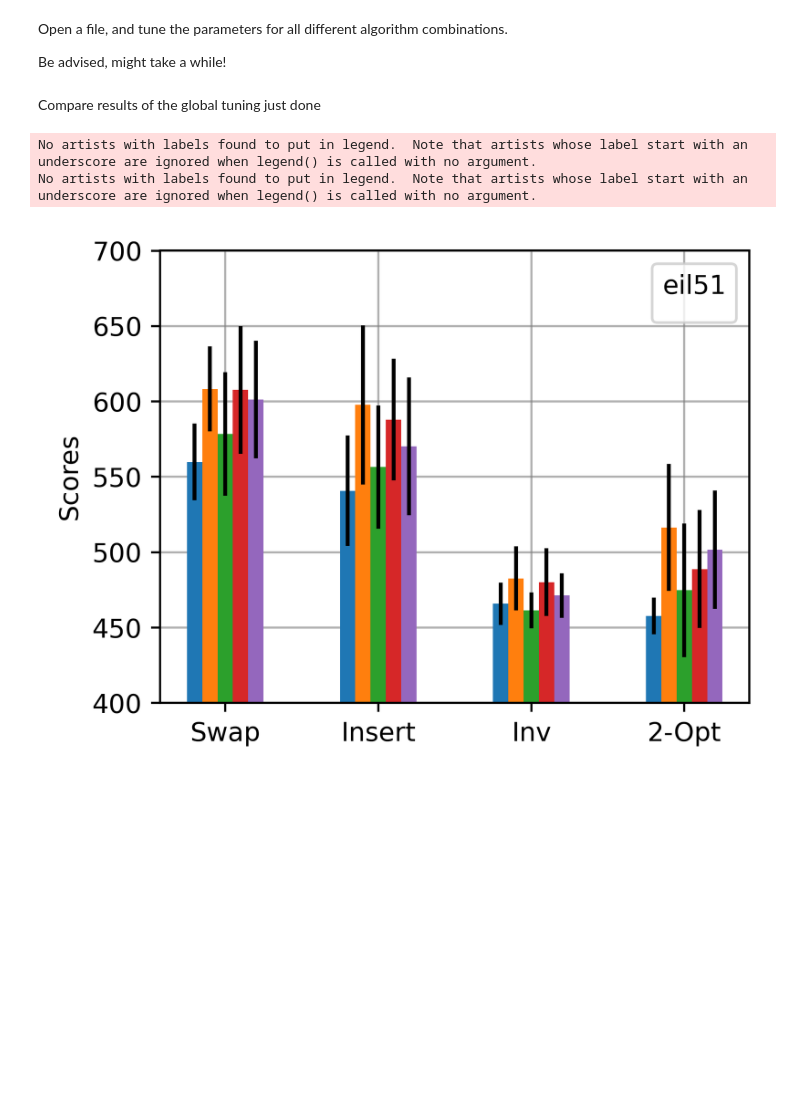
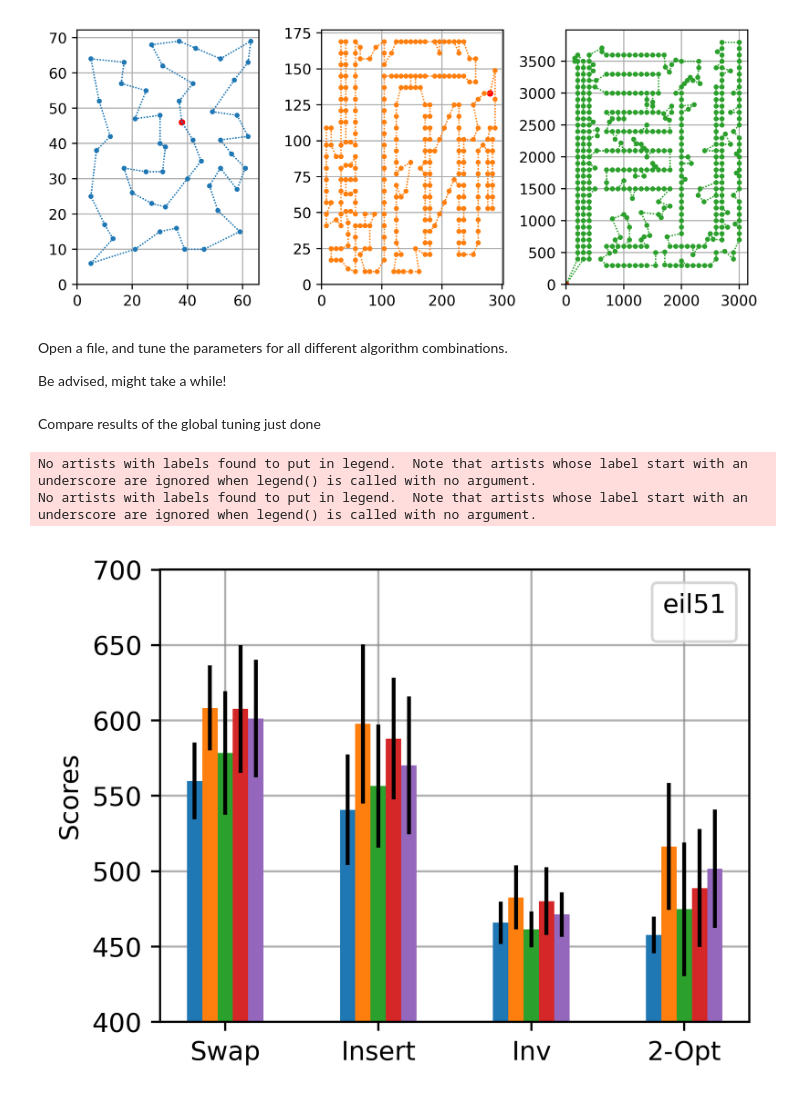
Before and after one commit to pabloralves/StocSim3, a Jupyter notebook: JasperTimmer_12854328_JuanSandalinas_15269388_PabloRodriguezAlves_15310191.ipynb, the cells around one changed output. Cells and saved outputs as stored; diff of their text form; code cells hidden in the pictures; blank space fills up the shorter version.

```diff
--- a/JasperTimmer_12854328_JuanSandalinas_15269388_PabloRodriguezAlves_15310191.ipynb
+++ b/JasperTimmer_12854328_JuanSandalinas_15269388_PabloRodriguezAlves_15310191.ipynb
@@ -1038,3 +1069,100 @@ def investigate_performance(file, mutate, cooling_schedule, iterations, fileID,
+# %%
+tsp_data_1 = load_tsp_file('TSP-Configurations/eil51.tsp.txt')
+tsp_data_2 = load_tsp_file('TSP-Configurations/a280.tsp.txt')
+tsp_data_3 = load_tsp_file('TSP-Configurations/pcb442.tsp.txt')
+
+optimal_tsp_route_1 = load_optimal_tsp_file('TSP-Configurations/eil51.opt.tour.txt')
+optimal_tsp_route_2 = load_optimal_tsp_file('TSP-Configurations/a280.opt.tour.txt')
+optimal_tsp_route_3 = load_optimal_tsp_file('TSP-Configurations/pcb442.opt.tour.txt')
+# %%
+fig, ax = plt.subplots(1,3,figsize=(7,3),dpi=500)
+
+# Add grid
+ax[0].set_axisbelow(True)
+ax[1].set_axisbelow(True)
+ax[2].set_axisbelow(True)
+ax[0].grid()
+ax[1].grid()
+ax[2].grid()
+
+
+# Plot points
+for point in tsp_data_1.values():
+    ax[0].scatter(point[0],point[1],color='tab:blue',s=6)
+
+for point in tsp_data_2.values():
+    ax[1].scatter(point[0],point[1],color='tab:orange',s=6)
+
+for point in tsp_data_3.values():
+    ax[2].scatter(point[0],point[1],color='tab:green',s=6)
+
+# Plot route
+# CITY 1
+current_node = optimal_tsp_route_1[0]
+for next in optimal_tsp_route_1:
+    # Get extremes of connection and coordinates of those nodes
+    next_node = next
+    origin  = tsp_data_1.get(current_node)
+    destiny = tsp_data_1.get(next_node)
+    # Plot line and update node
+    ax[0].plot([origin[0],destiny[0]],[origin[1],destiny[1]],linestyle=(0, (1, 1)),color='tab:blue',linewidth=1)
+    current_node = next_node
+
+# Add last trip returning home and origin point
+origin  = tsp_data_1.get(optimal_tsp_route_1[-1])
+destiny = tsp_data_1.get(optimal_tsp_route_1[0])
+ax[0].plot([origin[0],destiny[0]],[origin[1],destiny[1]],linestyle=(0, (1, 1)),color='tab:blue',linewidth=1)
+ax[0].scatter(origin[0],origin[1],color='red',s=12)
+
+# CITY 2
+current_node = optimal_tsp_route_2[0]
+for next in optimal_tsp_route_2:
+    # Get extremes of connection and coordinates of those nodes
+    next_node = next
+    origin  = tsp_data_2.get(current_node)
+    destiny = tsp_data_2.get(next_node)
+    # Plot line and update node
+    ax[1].plot([origin[0],destiny[0]],[origin[1],destiny[1]],linestyle=(0, (1, 1)),color='tab:orange',linewidth=1)
+    current_node = next_node
+
+# Add last trip returning home and origin point
+origin  = tsp_data_2.get(optimal_tsp_route_2[-1])
+destiny = tsp_data_2.get(optimal_tsp_route_2[0])
+ax[1].plot([origin[0],destiny[0]],[origin[1],destiny[1]],linestyle=(0, (1, 1)),color='tab:orange',linewidth=1)
+ax[1].scatter(origin[0],origin[1],color='red',s=12)
+
+# CITY 3
+current_node = optimal_tsp_route_3[0]
+for next in optimal_tsp_route_3:
+    # Get extremes of connection and coordinates of those nodes
+    next_node = next
+    origin  = tsp_data_3.get(current_node)
+    destiny = tsp_data_3.get(next_node)
+    # Plot line and update node
+    ax[2].plot([origin[0],destiny[0]],[origin[1],destiny[1]],linestyle=(0, (1, 1)),color='tab:green',linewidth=1)
+    current_node = next_node
+
+# Add last trip returning home and origin point
+origin  = tsp_data_3.get(optimal_tsp_route_3[-1])
+destiny = tsp_data_3.get(optimal_tsp_route_3[0])
+ax[2].plot([origin[0],destiny[0]],[origin[1],destiny[1]],linestyle=(0, (1, 1)),color='tab:green',linewidth=1)
+ax[2].scatter(origin[0],origin[1],color='red',s=12)
+
+# Make xlim and ylim start at 0
+ax[0].set_xlim([0,ax[0].get_xlim()[1]])
+ax[1].set_xlim([0,ax[1].get_xlim()[1]])
+ax[2].set_xlim([0,ax[2].get_xlim()[1]])
+
+ax[0].set_ylim([0,ax[0].get_ylim()[1]])
+ax[1].set_ylim([0,ax[1].get_ylim()[1]])
+ax[2].set_ylim([0,ax[2].get_ylim()[1]])
+
+
+# Show
+plt.tight_layout()
+plt.savefig('cities.png')
+# %% [output]
+[figure, added]
 # %% [markdown]
 Open a file, and tune the parameters for all different algorithm combinations.
 
```
Also changed, not shown: parts of 1 cell of this notebook.
